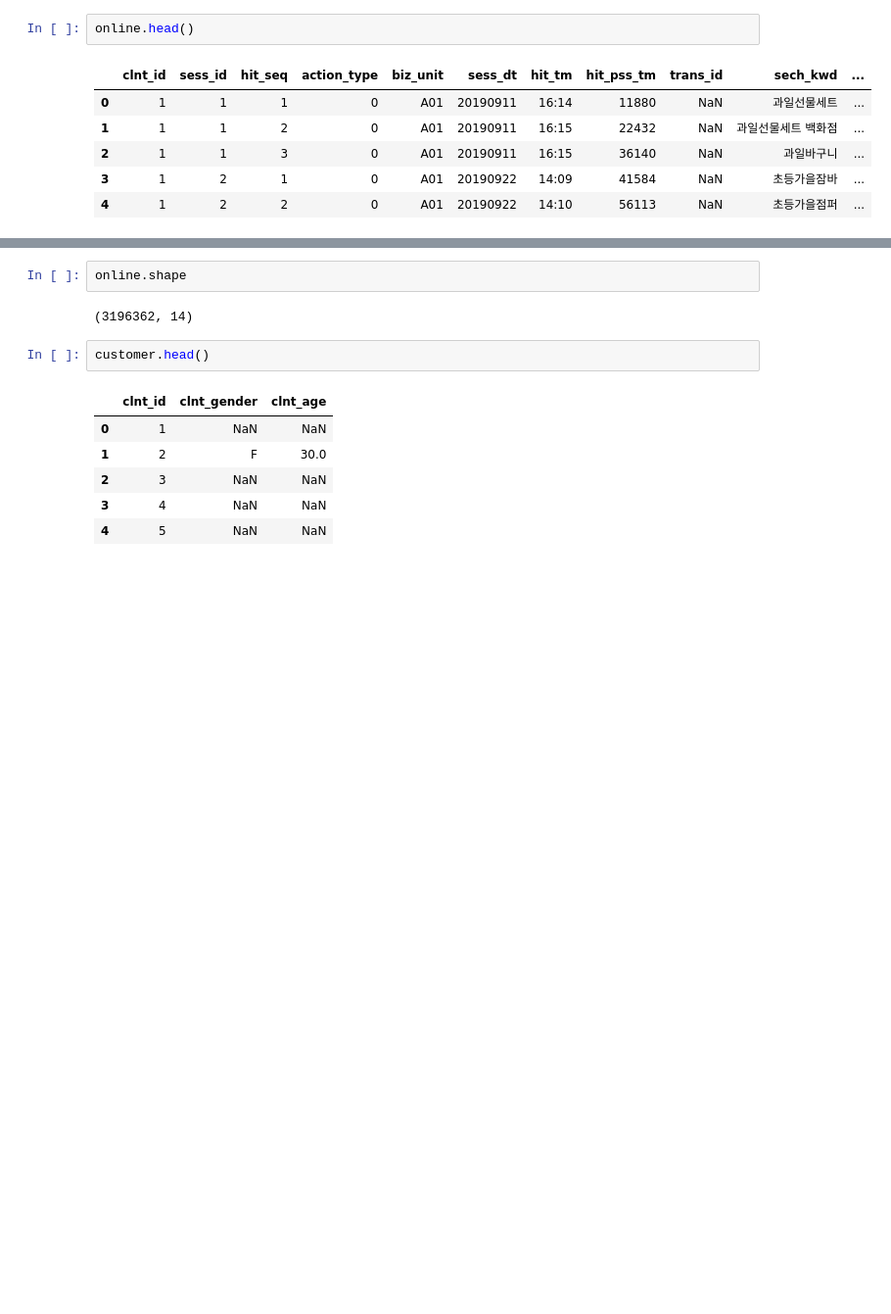
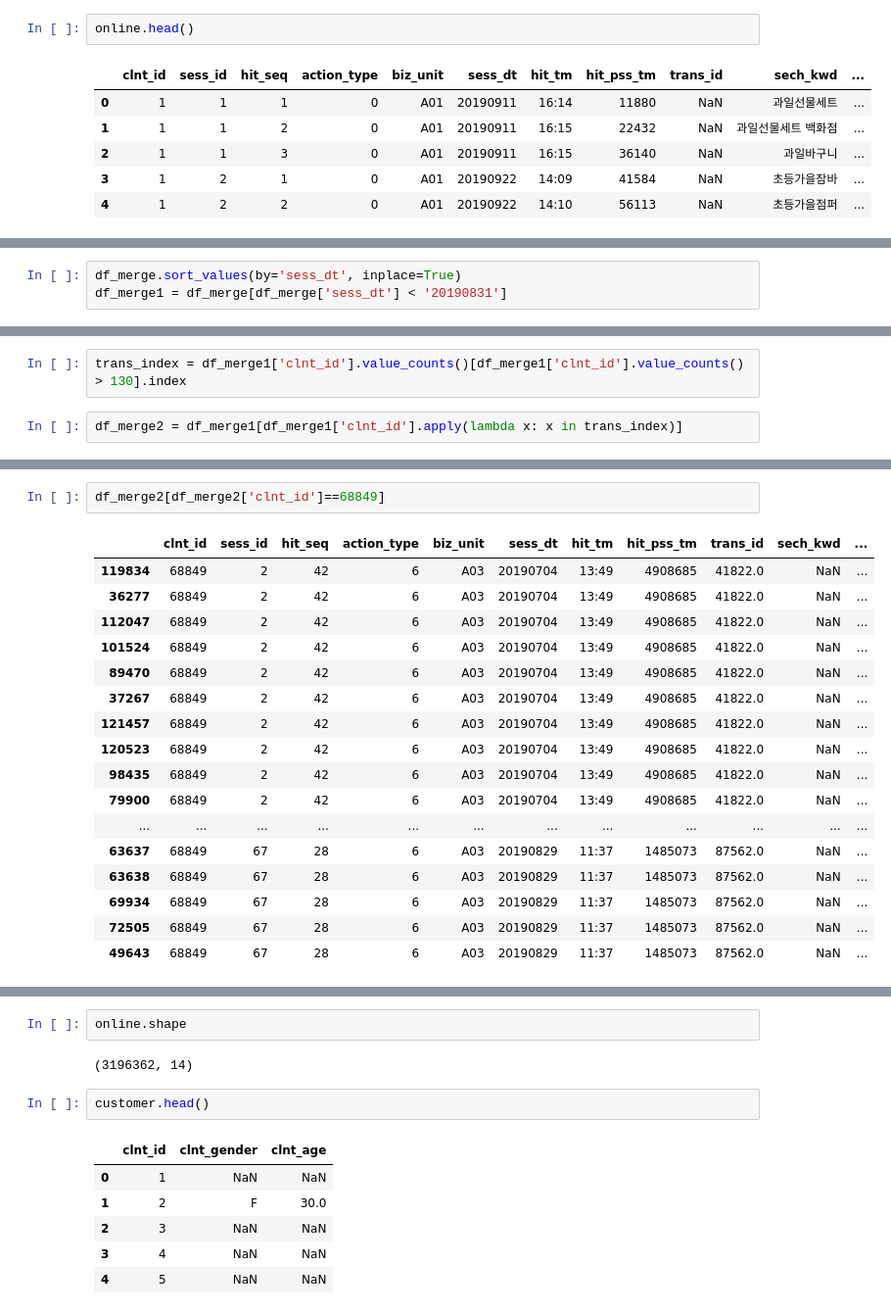
Before and after one commit to PEBpung/Lpoint-Hackathon, a Jupyter notebook: src/1. 데이터 핸들링.ipynb, the cells around one changed output, grey strips where cells are left out. Shown at 98% size. Saved outputs shown, nothing was run; the diff lists cells and outputs as text; blank space fills up the shorter version.

```diff
--- a/src/1. 데이터 핸들링.ipynb
+++ b/src/1. 데이터 핸들링.ipynb
@@ -59,0 +382,3 @@ online.head()
+# %%
+df_merge.sort_values(by='sess_dt', inplace=True)
+df_merge1 = df_merge[df_merge['sess_dt'] < '20190831']
@@ -59,0 +387,4 @@ online.head()
+# %%
+trans_index = df_merge1['clnt_id'].value_counts()[df_merge1['clnt_id'].value_counts() > 130].index
+# %%
+df_merge2 = df_merge1[df_merge1['clnt_id'].apply(lambda x: x in trans_index)]
@@ -59,0 +423,20 @@ online.head()
+# %%
+df_merge2[df_merge2['clnt_id']==68849]
+# %% [output]
+|  | clnt_id | sess_id | hit_seq | action_type | biz_unit | sess_dt | hit_tm | hit_pss_tm | trans_id | sech_kwd | ... |
+| 119834 | 68849 | 2 | 42 | 6 | A03 | 20190704 | 13:49 | 4908685 | 41822.0 | NaN | ... |
+| 36277 | 68849 | 2 | 42 | 6 | A03 | 20190704 | 13:49 | 4908685 | 41822.0 | NaN | ... |
+| 112047 | 68849 | 2 | 42 | 6 | A03 | 20190704 | 13:49 | 4908685 | 41822.0 | NaN | ... |
+| 101524 | 68849 | 2 | 42 | 6 | A03 | 20190704 | 13:49 | 4908685 | 41822.0 | NaN | ... |
+| 89470 | 68849 | 2 | 42 | 6 | A03 | 20190704 | 13:49 | 4908685 | 41822.0 | NaN | ... |
+| 37267 | 68849 | 2 | 42 | 6 | A03 | 20190704 | 13:49 | 4908685 | 41822.0 | NaN | ... |
+| 121457 | 68849 | 2 | 42 | 6 | A03 | 20190704 | 13:49 | 4908685 | 41822.0 | NaN | ... |
+| 120523 | 68849 | 2 | 42 | 6 | A03 | 20190704 | 13:49 | 4908685 | 41822.0 | NaN | ... |
+| 98435 | 68849 | 2 | 42 | 6 | A03 | 20190704 | 13:49 | 4908685 | 41822.0 | NaN | ... |
+| 79900 | 68849 | 2 | 42 | 6 | A03 | 20190704 | 13:49 | 4908685 | 41822.0 | NaN | ... |
+| ... | ... | ... | ... | ... | ... | ... | ... | ... | ... | ... | ... |
+| 63637 | 68849 | 67 | 28 | 6 | A03 | 20190829 | 11:37 | 1485073 | 87562.0 | NaN | ... |
+| 63638 | 68849 | 67 | 28 | 6 | A03 | 20190829 | 11:37 | 1485073 | 87562.0 | NaN | ... |
+| 69934 | 68849 | 67 | 28 | 6 | A03 | 20190829 | 11:37 | 1485073 | 87562.0 | NaN | ... |
+| 72505 | 68849 | 67 | 28 | 6 | A03 | 20190829 | 11:37 | 1485073 | 87562.0 | NaN | ... |
+| 49643 | 68849 | 67 | 28 | 6 | A03 | 20190829 | 11:37 | 1485073 | 87562.0 | NaN | ... |
```
Also changed, not shown: parts of 73 cells of this notebook.
